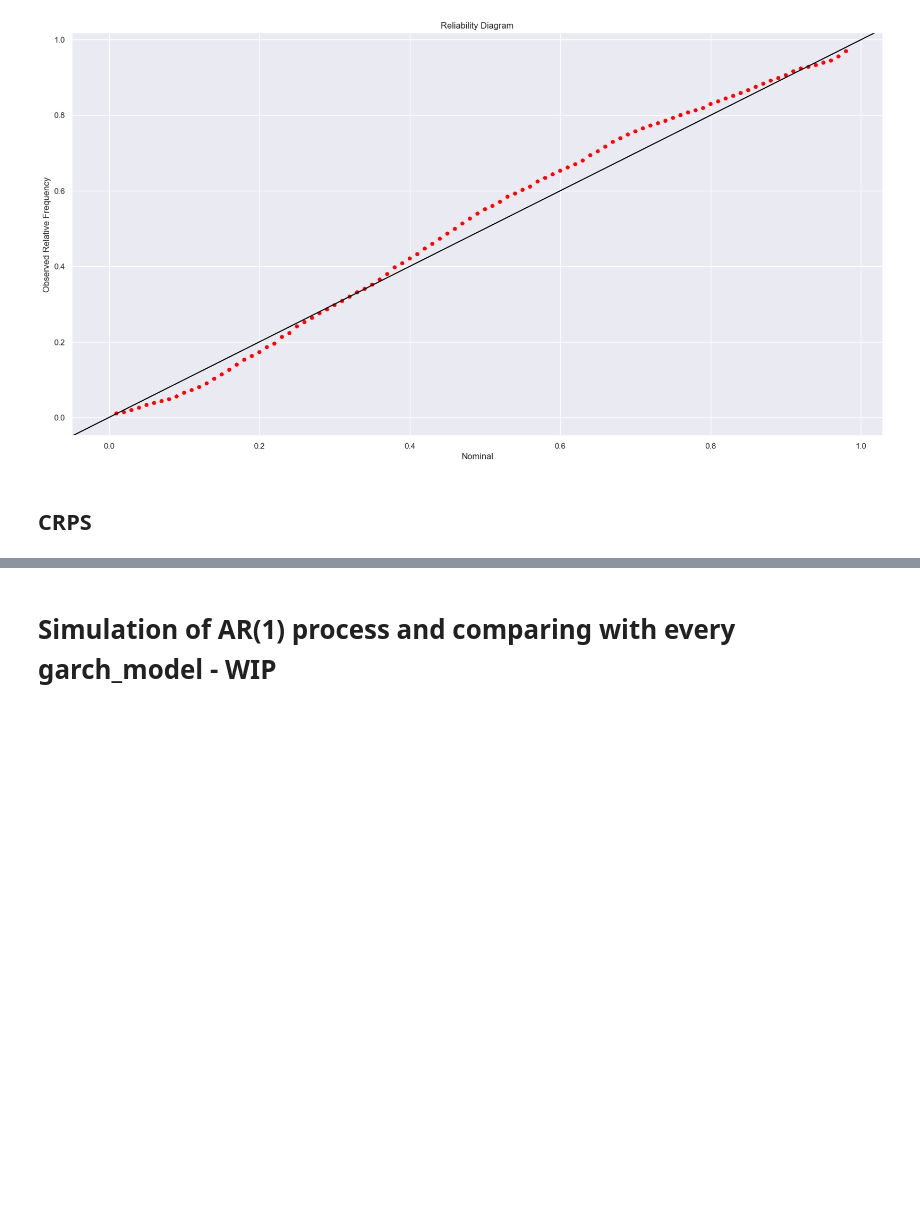
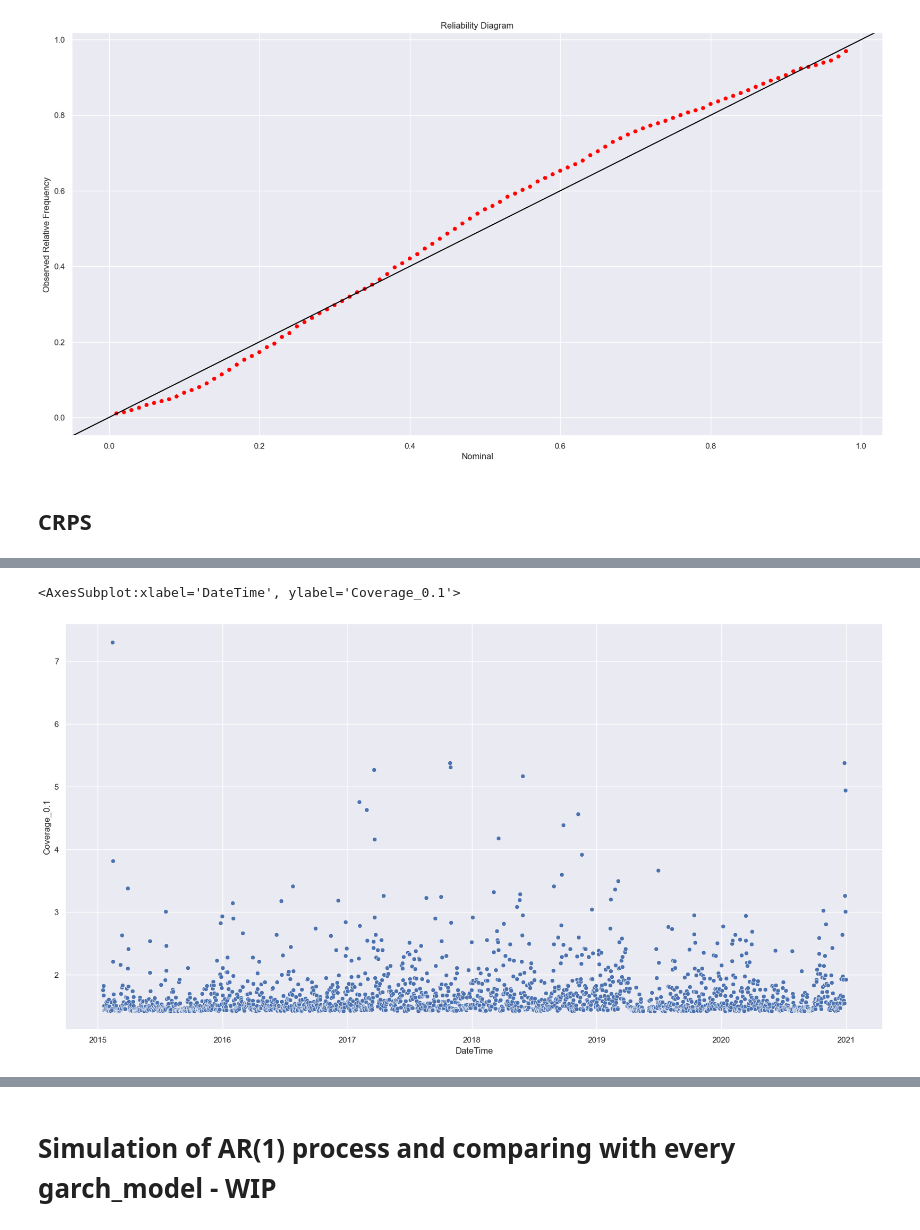
Before and after one commit to KlimisStilp/Price_Timeseries_UK_VScode, a Jupyter notebook: Price Timeseries UK/Totalload_SolarWind_Price_Timeseries.ipynb, the cells around one changed output, grey strips where cells are left out. Drawn from its saved outputs; the diff is of its cells as text; code cells hidden in the pictures; blank space fills up the shorter version.

```diff
--- a/Price Timeseries UK/Totalload_SolarWind_Price_Timeseries.ipynb
+++ b/Price Timeseries UK/Totalload_SolarWind_Price_Timeseries.ipynb
@@ -565,0 +618,18 @@ ImportError: cannot import name 'crps_norm' from 'ProbEval' (c:\Users\2836589S\O
+# %%
+from scipy.stats import norm
+import numpy as np
+import seaborn as sns
+import matplotlib.pyplot as plt
+
+
+
+x_val = np.arange(1,10, 1)/10
+col = []
+for x in x_val:
+    col.append('Coverage_' + str(x))
+
+for c in col:
+    for x in x_val:
+        q_lower = norm.ppf(x-0.05, loc=df_results[0]['Predicted Value'], scale=df_results[0]['sigma'])
+        q_upper = norm.ppf(x+0.05, loc=df_results[0]['Predicted Value'], scale=df_results[0]['sigma'])
+        df_results[0][str(c)] = np.subtract(q_upper, q_lower)
@@ -565,0 +655,5 @@ ImportError: cannot import name 'crps_norm' from 'ProbEval' (c:\Users\2836589S\O
+# %%
+sns.scatterplot(x=df_results[0].index, y=df_results[0]['Coverage_0.1'])
+# %% [output]
+<AxesSubplot:xlabel='DateTime', ylabel='Coverage_0.1'>
+[figure, added]
```
Also changed, not shown: parts of 11 cells of this notebook.
